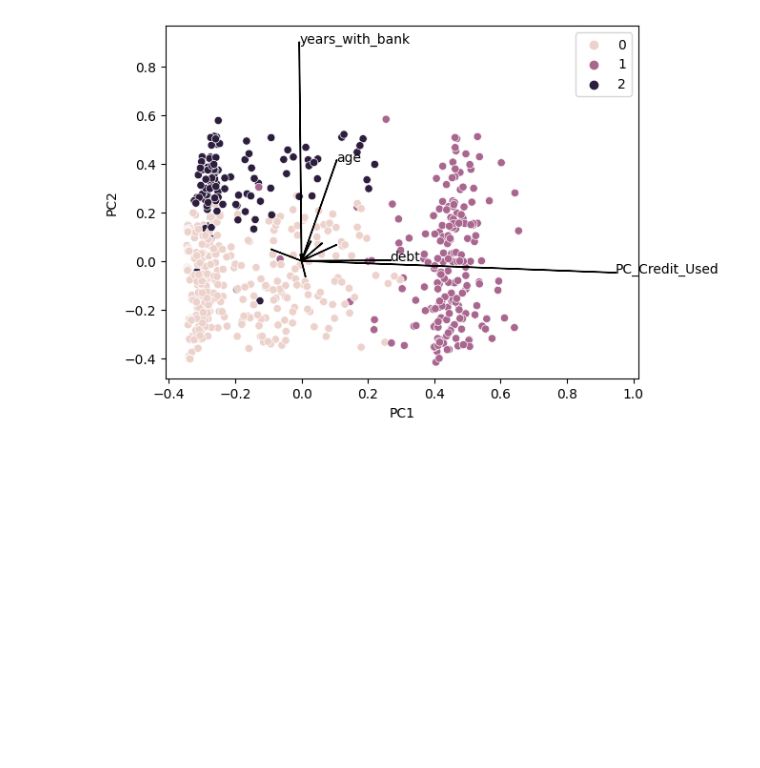
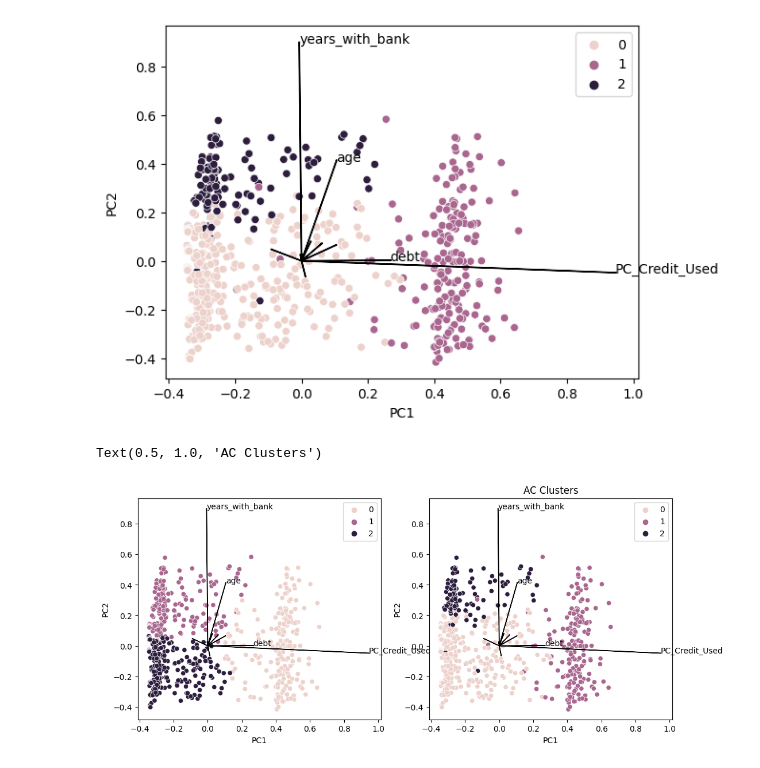
Before and after one commit to silvhua-Lighthouse/mini-project-III, a Jupyter notebook: mini-project-III.ipynb, the cells around one changed output. Drawn from its saved outputs; the diff is of its cells as text; code cells hidden in the pictures; blank space fills up the shorter version.

Commit message:
Created PC loading plots with both AC and KMeans clusters shown

```diff
--- a/mini-project-III.ipynb
+++ b/mini-project-III.ipynb
@@ -1484,6 +1484,48 @@ plt.ylabel('PC2')
 # %% [output]
 Text(0, 0.5, 'PC2')
 [figure]
+# %%
+# plot PCA showing both KMeans clusters and AC clusters
+# To plot the raw data along with the loading plot, scale the raw data down:
+xscale = 1/(data_pca[0].max()-data_pca[0].min())
+yscale = 1/(data_pca[1].max()-data_pca[1].min())
+# Make the plots
+fig, ax = plt.subplots(ncols=2,nrows=1,figsize=(12,5))
+
+# Plot showing KMeans clusters
+sns.scatterplot(
+    x=data_pca[0]*xscale,y=data_pca[1]*yscale,
+    hue=modelData['cluster_km'].values,
+    ax=ax[0]
+    )
+for feature, vector in loadings.items():
+    # Plot each feature using the two principal components as axes
+    ax[0].arrow(0,0,vector[0],vector[1])
+    # Label each arrow at the tip of the line
+    if (vector[0] > loadings.loc[0,:].mean()) | (vector[1] > loadings.loc[1,:].mean()):
+        ax[0].text(vector[0],vector[1],feature)
+ax[0].set_xlabel('PC1')
+ax[0].set_ylabel('PC2')
+ax[1].set_title('KMeans Clusters')
+
+# Plot showing AC clusters
+sns.scatterplot(
+    x=data_pca[0]*xscale,y=data_pca[1]*yscale,
+    hue=modelData['cluster_ac'].values,
+    ax=ax[1]
+    )
+for feature, vector in loadings.items():
+    # Plot each feature using the two principal components as axes
+    ax[1].arrow(0,0,vector[0],vector[1])
+    # Label each arrow at the tip of the line
+    if (vector[0] > loadings.loc[0,:].mean()) | (vector[1] > loadings.loc[1,:].mean()):
+        ax[1].text(vector[0],vector[1],feature)
+ax[1].set_xlabel('PC1')
+ax[1].set_ylabel('PC2')
+ax[1].set_title('AC Clusters')
+# %% [output]
+Text(0.5, 1.0, 'AC Clusters')
+[figure, added]
 # %%
 dfcredit_tran['accounttype'] = 'credit'
 dfchecking_tran['accounttype'] = 'checking'
```
Also changed, not shown: parts of 2 cells of this notebook.
